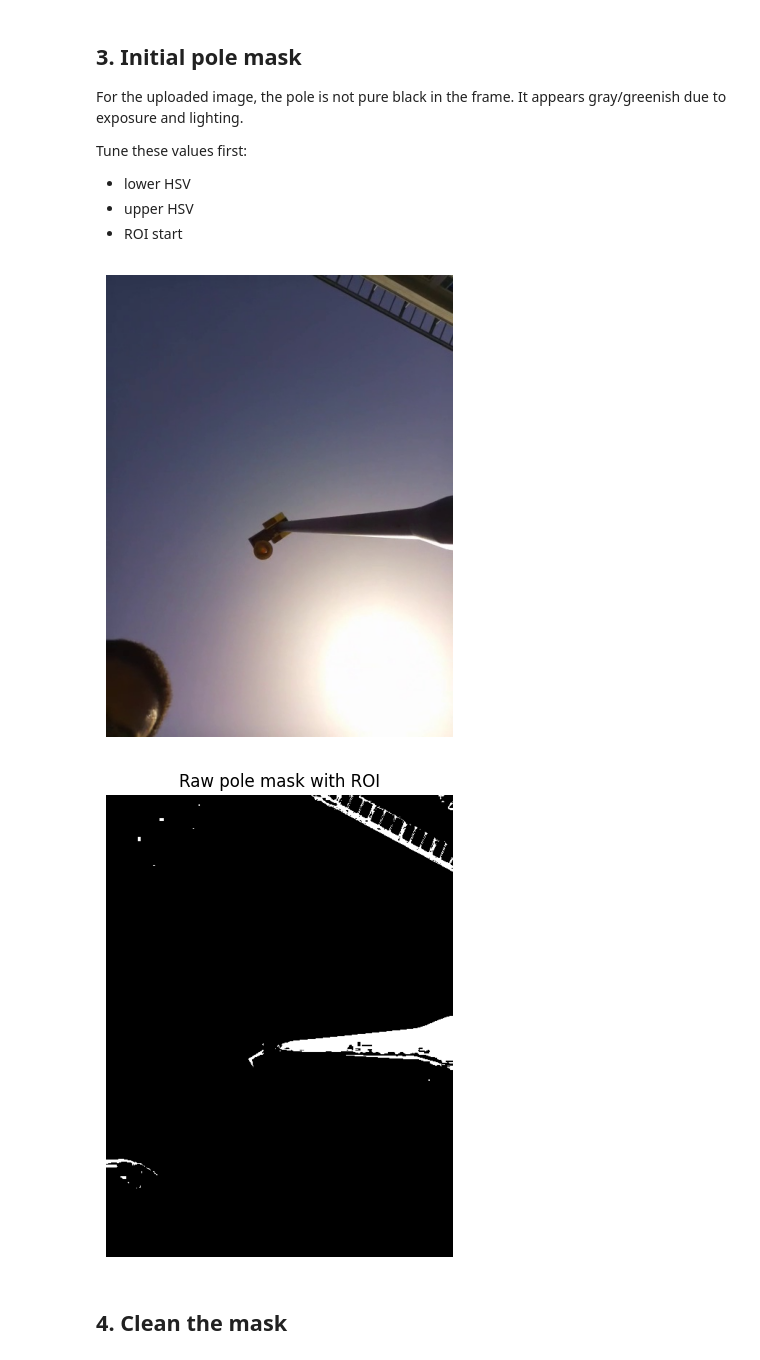
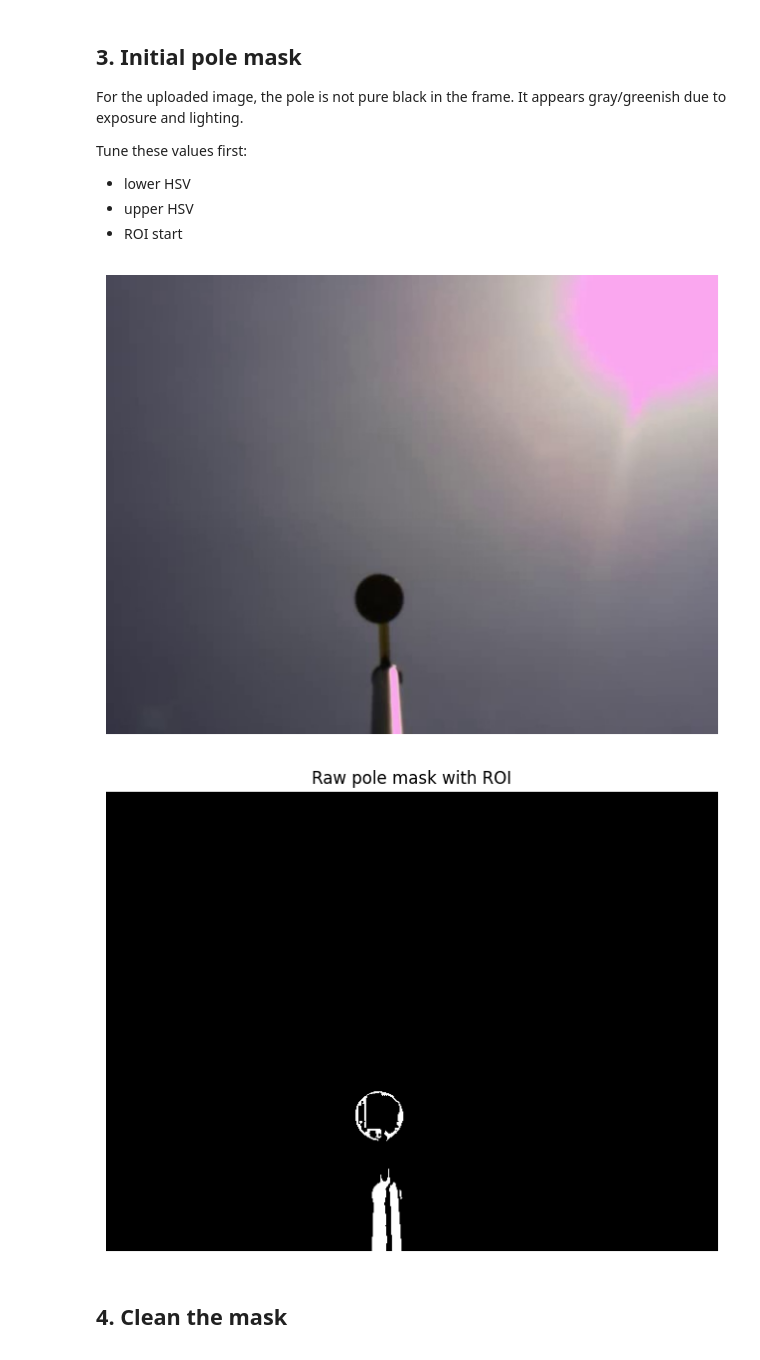
Before and after one commit to alhedai1/ME-Capstone-Team-4, a Jupyter notebook: src/capstone_robot/testing/pole_bell_detection_debug.ipynb, the cells around one changed output. Drawn from its saved outputs; the diff is of its cells as text; code cells hidden in the pictures.

```diff
--- a/src/capstone_robot/testing/pole_bell_detection_debug.ipynb
+++ b/src/capstone_robot/testing/pole_bell_detection_debug.ipynb
@@ -19,7 +19,7 @@ import matplotlib.pyplot as plt
 
 # Change this to your saved frame path
 
-IMG_PATH = "../data/extracted_frames/may15/bell1/frame_000165.jpg"
+IMG_PATH = "../data/extracted_frames/align/aligncenter/frame_000150.jpg"
 
 def show(img, title="", cmap=None, size=(8, 6)):
     plt.figure(figsize=size)
@@ -93,40 +93,47 @@ Tune these values first:
 
 # outdoor setup (sunlight)
 # bright regions (hit by sunlight)
+# LOWER_BRIGHT = np.array([0, 0, 200])
+# UPPER_BRIGHT = np.array([50, 50, 255])
+# # dark regions
+# LOWER_DARK = np.array([100, 0, 0])
+# UPPER_DARK = np.array([200, 100, 50])
+
+
 LOWER_BRIGHT = np.array([0, 0, 200])
-UPPER_BRIGHT = np.array([50, 50, 255])
+UPPER_BRIGHT = np.array([180, 100, 255])
 # dark regions
-LOWER_DARK = np.array([100, 0, 0])
-UPPER_DARK = np.array([200, 100, 80])
+LOWER_DARK = np.array([0, 0, 0])
+UPPER_DARK = np.array([180, 100, 50])
 
 # pole_mask = cv2.inRange(hsv, LOWER, UPPER)
 pole_mask_dark = cv2.inRange(hsv, LOWER_DARK, UPPER_DARK)
 pole_mask_bright = cv2.inRange(hsv, LOWER_BRIGHT, UPPER_BRIGHT)
 
 near_dark = cv2.dilate(
     pole_mask_dark,
     np.ones((50, 50), np.uint8),
     iterations=1
 )
 
 bright_near_dark = cv2.bitwise_and(pole_mask_bright, near_dark)
 pole_mask = cv2.bitwise_or(pole_mask_dark, bright_near_dark)
 # pole_mask = cv2.bitwise_or(pole_mask_dark, pole_mask_bright)
 
 # Ignore upper part of image where ceiling dominates
 roi_start = 0.50   # try 0.45, 0.50, 0.55 depending on camera view
 height, width = pole_mask.shape
 
 roi = np.zeros_like(pole_mask)
 roi[int(height * roi_start):, :] = 255
 
 # pole_mask = cv2.bitwise_and(pole_mask, roi)
 
 show(frame)
 show(pole_mask, "Raw pole mask with ROI")
 # %% [output]
-[figure, old version]
+[figure, new version]
-[figure, old version]
+[figure, new version]
 # %% [markdown]
 ## 4. Clean the mask
 # %%
```
Also changed, not shown: parts of 6 cells of this notebook, 4 other files.
